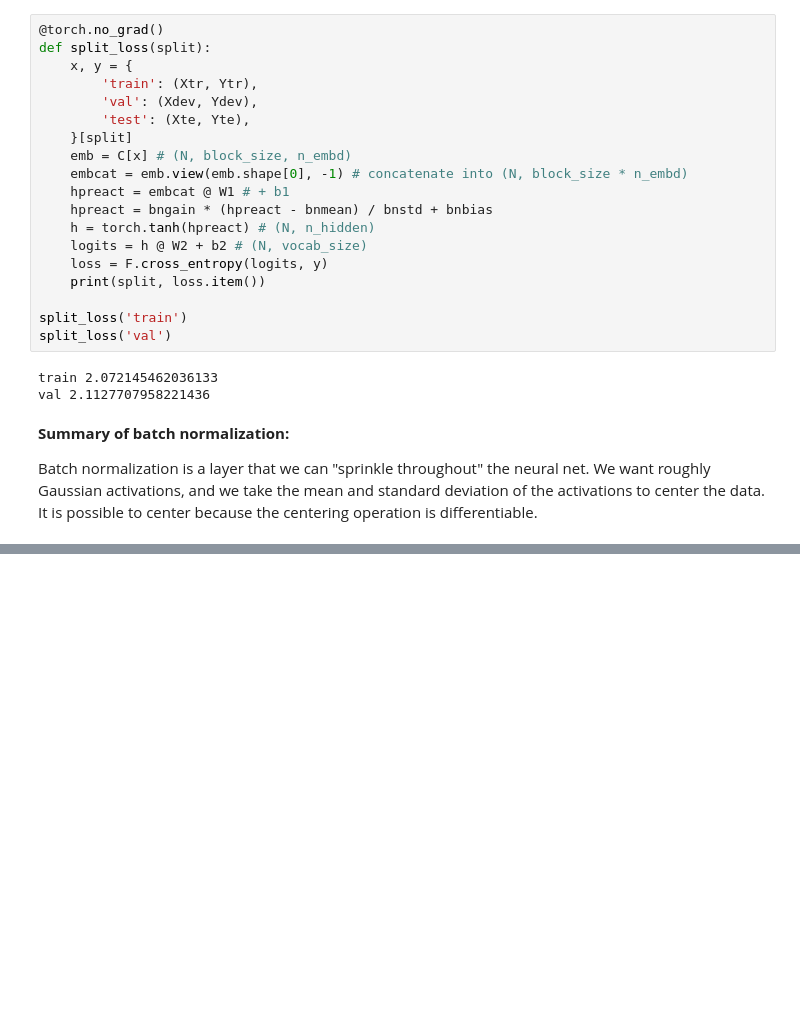
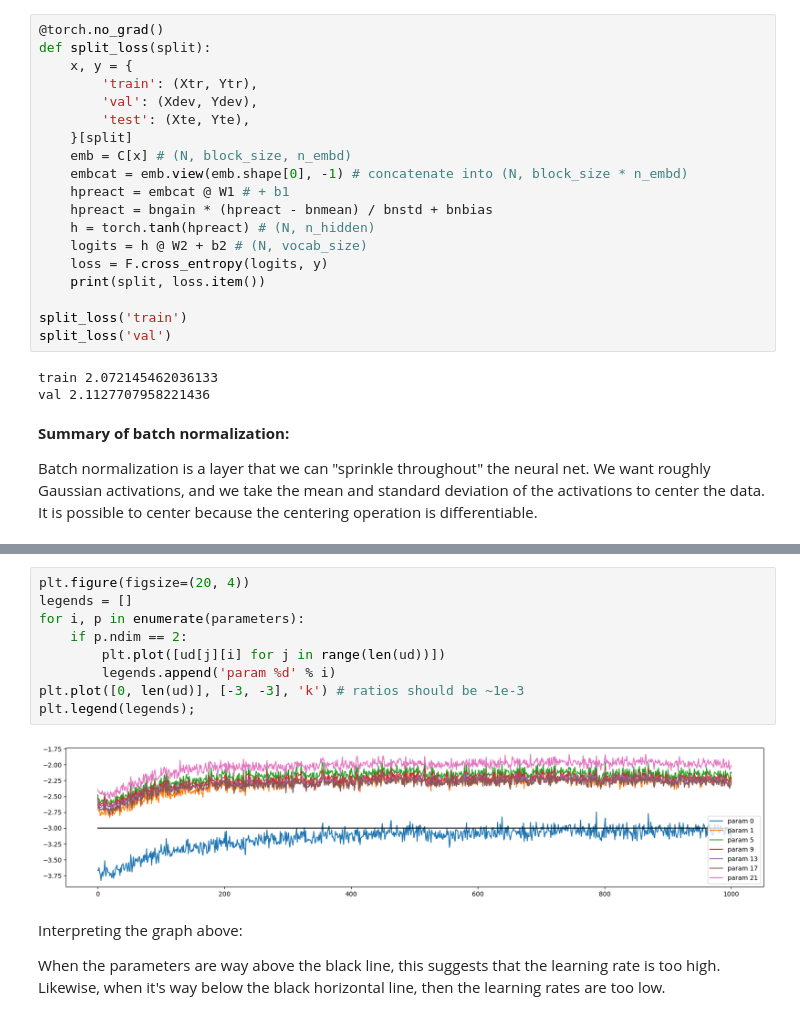
Before and after one commit to Nazym-MU/neural-nets-intro, a Jupyter notebook: makemore (lecture 4).ipynb, the cells around one changed output, grey strips where cells are left out. Cells and saved outputs as stored; diff of their text form; blank space fills up the shorter version.

```diff
--- a/makemore (lecture 4).ipynb
+++ b/makemore (lecture 4).ipynb
@@ -390,0 +631,15 @@ for _ in range(20):
+# %%
+plt.figure(figsize=(20, 4))
+legends = []
+for i, p in enumerate(parameters):
+    if p.ndim == 2:
+        plt.plot([ud[j][i] for j in range(len(ud))])
+        legends.append('param %d' % i)
+plt.plot([0, len(ud)], [-3, -3], 'k') # ratios should be ~1e-3
+plt.legend(legends);
+# %% [output]
+[figure, added]
+# %% [markdown]
+Interpreting the graph above:
+
+When the parameters are way above the black line, this suggests that the learning rate is too high. Likewise, when it's way below the black horizontal line, then the learning rates are too low.
```
Also changed, not shown: parts of 12 cells of this notebook.
